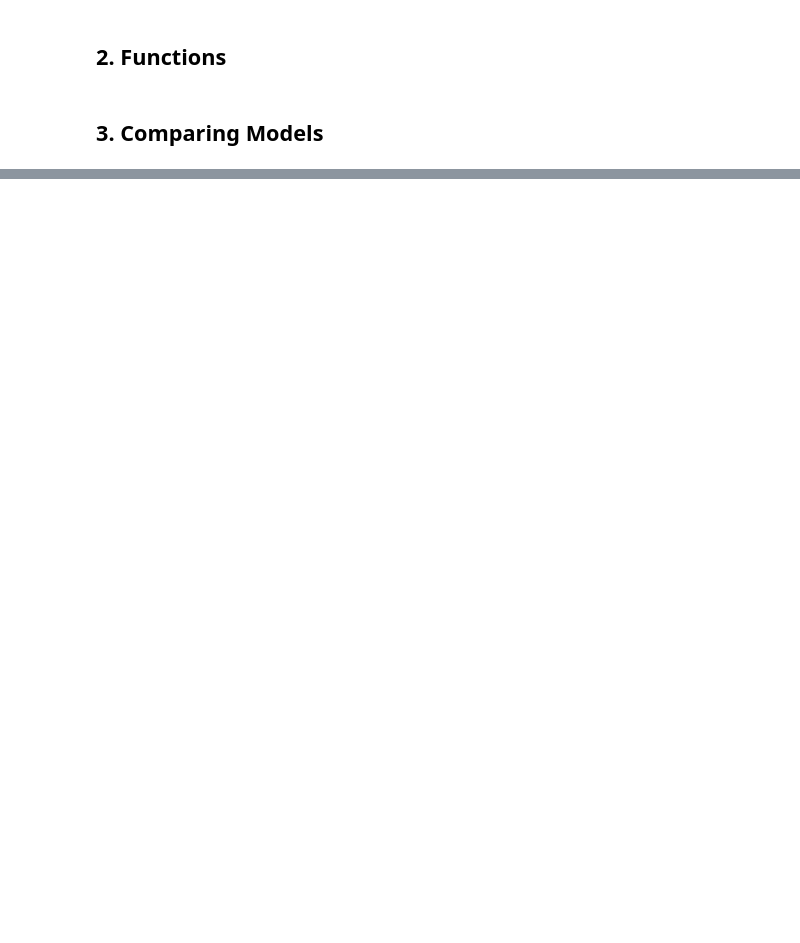
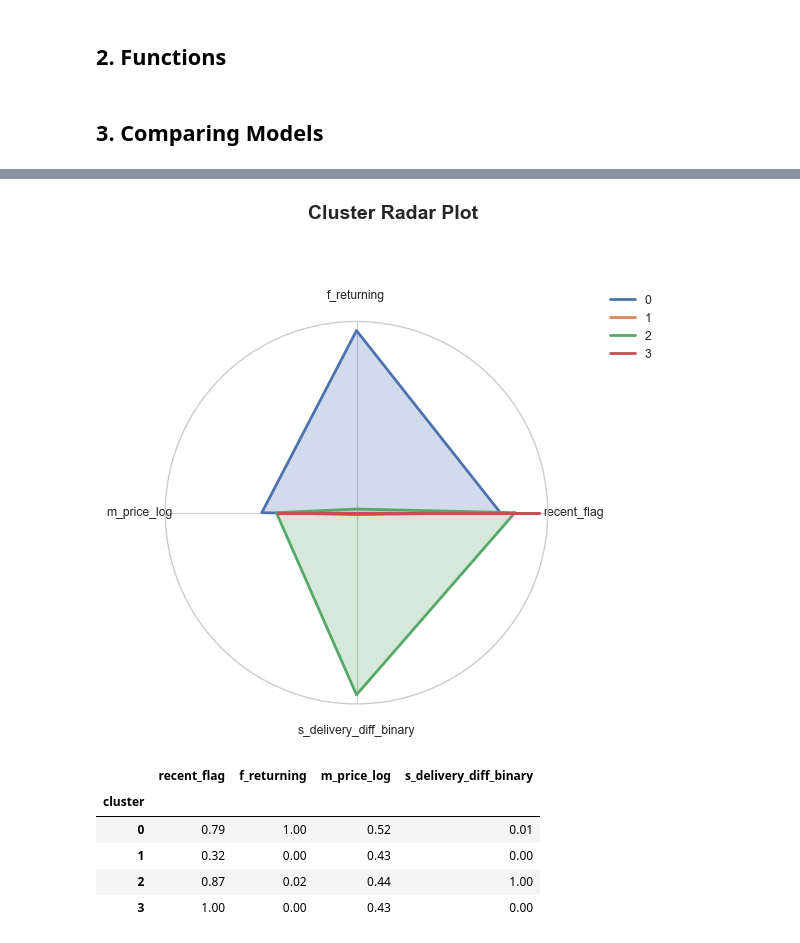
Before and after one commit to nataschaminnitt/segmenting_customers, a Jupyter notebook: notebooks/P5 notebook modeling.ipynb, the cells around one changed output, grey strips where cells are left out. Cells and saved outputs as stored; diff of their text form; code cells hidden in the pictures; blank space fills up the shorter version.

```diff
--- a/notebooks/P5 notebook modeling.ipynb
+++ b/notebooks/P5 notebook modeling.ipynb
@@ -480,0 +238,25 @@ visualizer.poof()
+# %%
+# Radar plot
+features = ['recent_flag', 'f_returning', 'm_price_log', 's_delivery_diff_binary']
+
+X = df[features].values
+X_scaled = MinMaxScaler().fit_transform(X)
+
+kmeans = KMeans(n_clusters=4, random_state=42).fit(X_scaled)
+labels = kmeans.labels_
+
+dfb = pd.DataFrame(X_scaled, columns=features)
+dfb['cluster'] = labels
+
+profile = dfb.groupby('cluster').mean().round(2)
+
+plot_cluster_radar(profile)
+profile
+# %% [output]
+[figure, added]
+|  | recent_flag | f_returning | m_price_log | s_delivery_diff_binary |
+| cluster |  |  |  |  |
+| 0 | 0.79 | 1.00 | 0.52 | 0.01 |
+| 1 | 0.32 | 0.00 | 0.43 | 0.00 |
+| 2 | 0.87 | 0.02 | 0.44 | 1.00 |
+| 3 | 1.00 | 0.00 | 0.43 | 0.00 |
```
Also changed, not shown: parts of 75 cells of this notebook, 3 other files.
